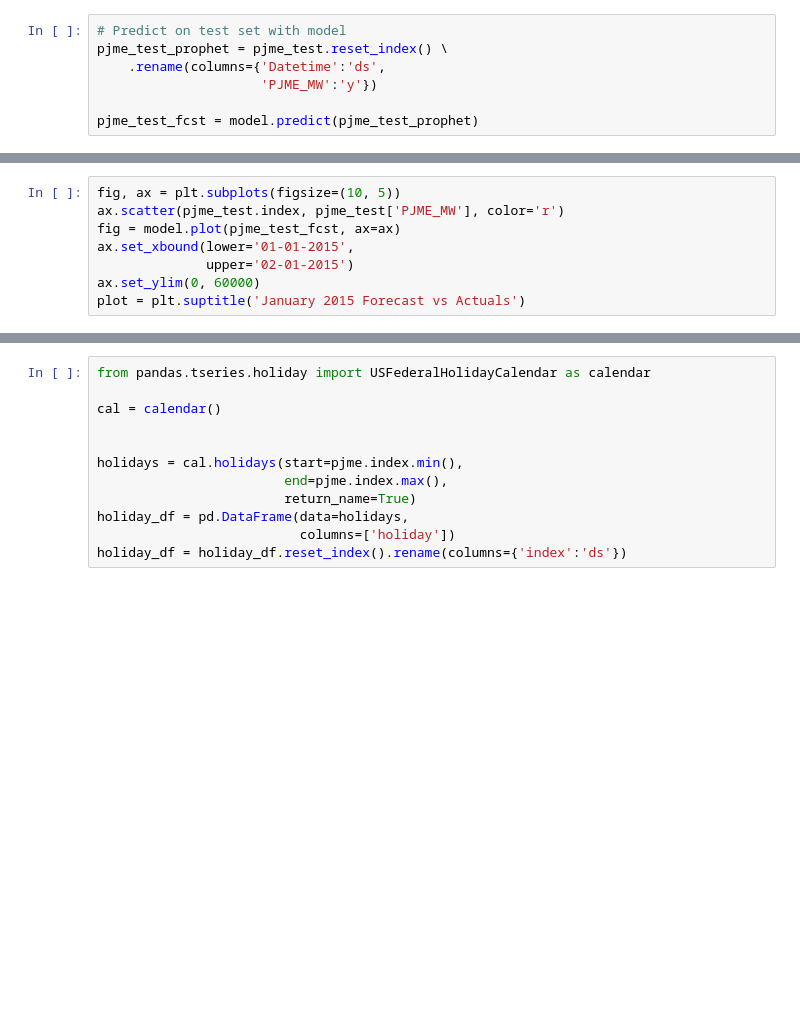
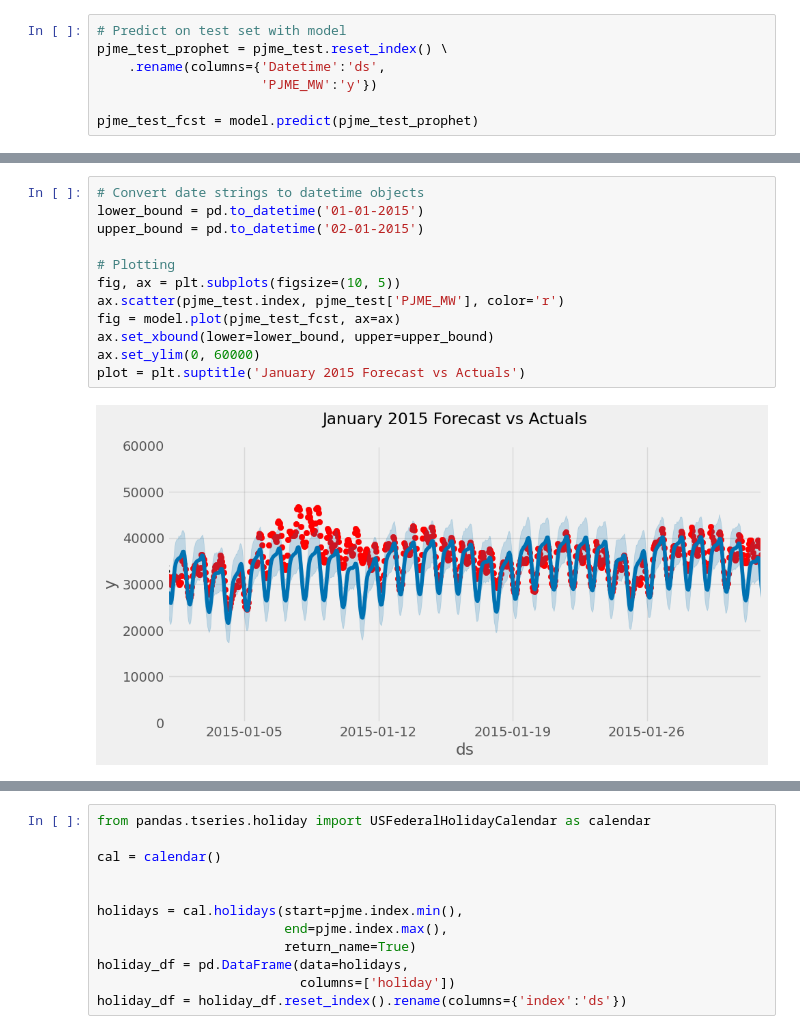
Before and after one commit to En1gma02/PJME_TimeSeries_Prophet, a Jupyter notebook: Time_Series_forecasting_with_Prophet.ipynb, the cells around one changed output, grey strips where cells are left out. Cells and saved outputs as stored; diff of their text form; blank space fills up the shorter version.

```diff
--- a/Time_Series_forecasting_with_Prophet.ipynb
+++ b/Time_Series_forecasting_with_Prophet.ipynb
@@ -77,9 +107,15 @@ fig = model.plot(pjme_test_fcst, ax=ax)
 # %%
+# Convert date strings to datetime objects
+lower_bound = pd.to_datetime('01-01-2015')
+upper_bound = pd.to_datetime('02-01-2015')
+
+# Plotting
 fig, ax = plt.subplots(figsize=(10, 5))
 ax.scatter(pjme_test.index, pjme_test['PJME_MW'], color='r')
 fig = model.plot(pjme_test_fcst, ax=ax)
-ax.set_xbound(lower='01-01-2015',
-              upper='02-01-2015')
+ax.set_xbound(lower=lower_bound, upper=upper_bound)
 ax.set_ylim(0, 60000)
 plot = plt.suptitle('January 2015 Forecast vs Actuals')
+# %% [output]
+[figure, added]
 # %%
```
Also changed, not shown: parts of 20 cells of this notebook.
